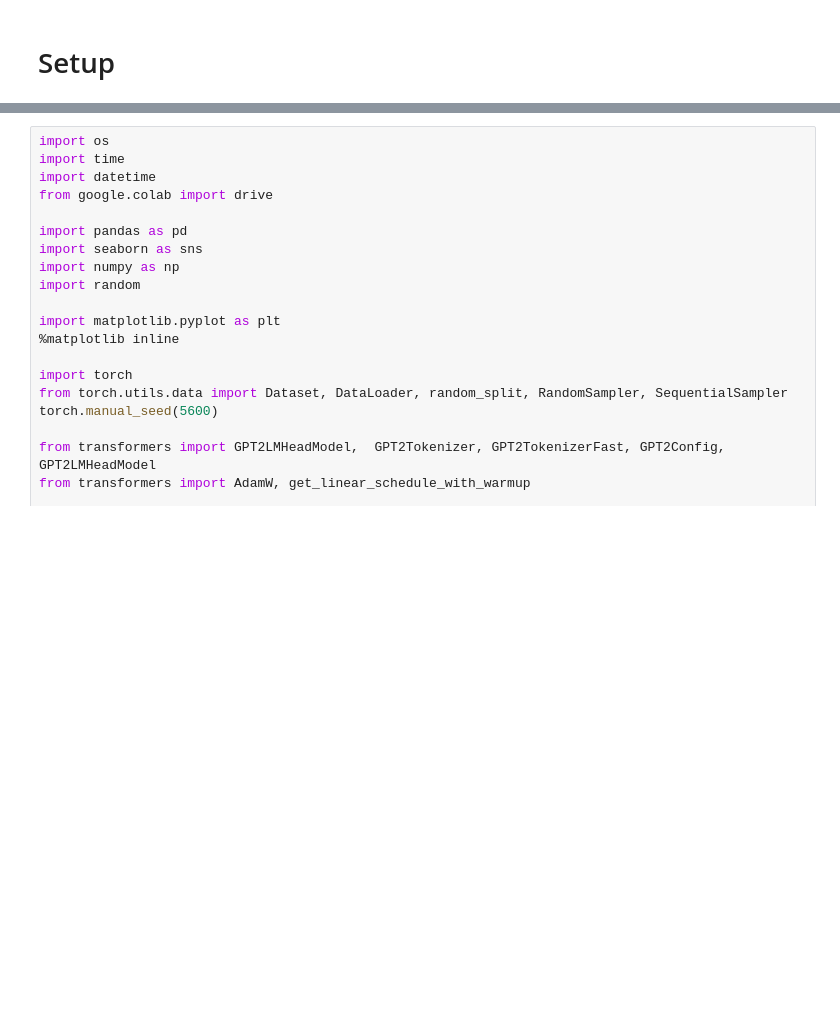
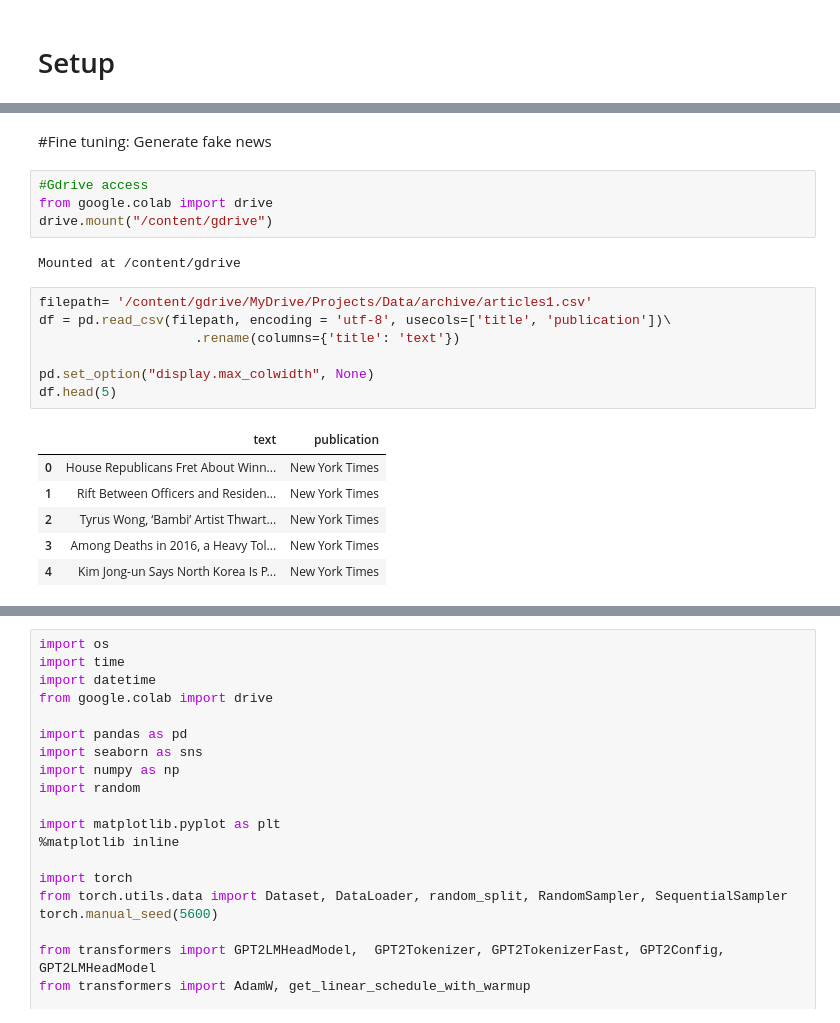
Before and after one commit to dinesh-umkc/kdm, a Jupyter notebook: ICP_12_GPT_2_Fine_Tuning_Text_Generation.ipynb, the cells around one changed output, grey strips where cells are left out. Drawn from its saved outputs; the diff is of its cells as text; blank space fills up the shorter version.

```diff
--- a/ICP_12_GPT_2_Fine_Tuning_Text_Generation.ipynb
+++ b/ICP_12_GPT_2_Fine_Tuning_Text_Generation.ipynb
@@ -33,0 +268,22 @@ Successfully installed datasets-2.7.0 multiprocess-0.70.14 responses-0.18.0 urll
+# %% [markdown]
+#Fine tuning: Generate fake news
+# %%
+#Gdrive access
+from google.colab import drive
+drive.mount("/content/gdrive")
+# %% [output]
+Mounted at /content/gdrive
+# %%
+filepath= '/content/gdrive/MyDrive/Projects/Data/archive/articles1.csv'
+df = pd.read_csv(filepath, encoding = 'utf-8', usecols=['title', 'publication'])\
+                    .rename(columns={'title': 'text'})
+
+pd.set_option("display.max_colwidth", None)
+df.head(5)
+# %% [output]
+|  | text | publication |
+| 0 | House Republicans Fret About Winn... | New York Times |
+| 1 | Rift Between Officers and Residen... | New York Times |
+| 2 | Tyrus Wong, ‘Bambi’ Artist Thwart... | New York Times |
+| 3 | Among Deaths in 2016, a Heavy Tol... | New York Times |
+| 4 | Kim Jong-un Says North Korea Is P... | New York Times |
```
Also changed, not shown: parts of 30 cells of this notebook.
